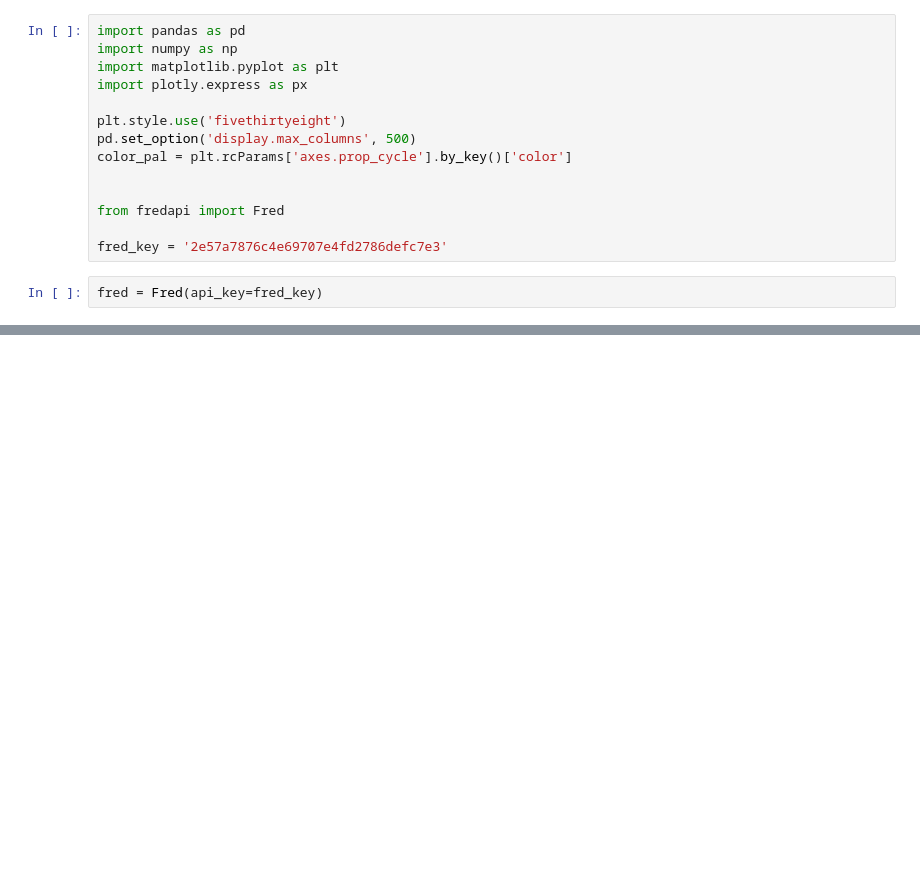
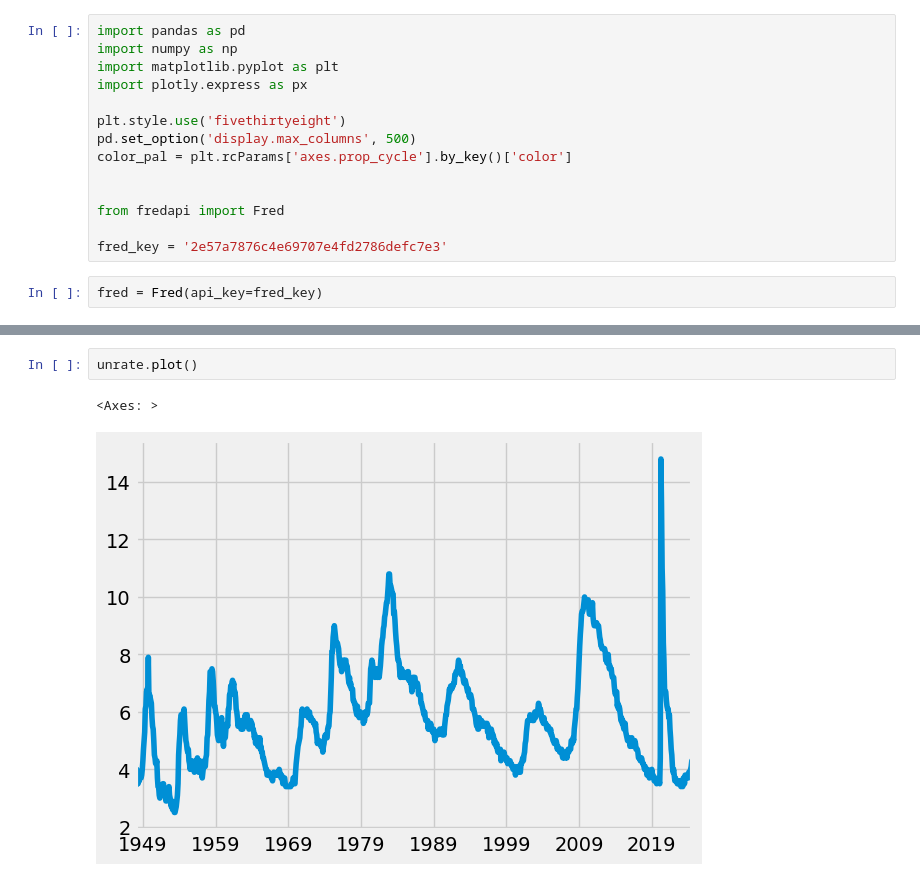
Before and after one commit to vasantsaladi/economic_data_analysis, a Jupyter notebook: econ_anal.ipynb, the cells around one changed output, grey strips where cells are left out. Saved outputs shown, nothing was run; the diff lists cells and outputs as text; blank space fills up the shorter version.

```diff
--- a/econ_anal.ipynb
+++ b/econ_anal.ipynb
@@ -20,0 +50,5 @@ AttributeError: 'xml.etree.ElementTree.Element' object has no attribute 'getchil
+# %%
+unrate.plot()
+# %% [output]
+<Axes: >
+[figure, added]
```
Also changed, not shown: parts of 8 cells of this notebook.
